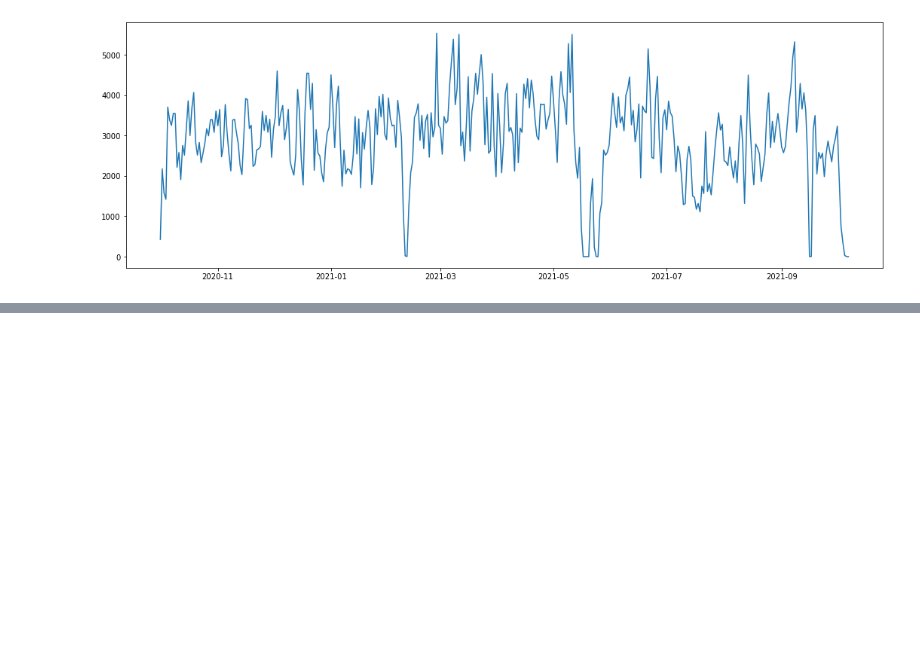
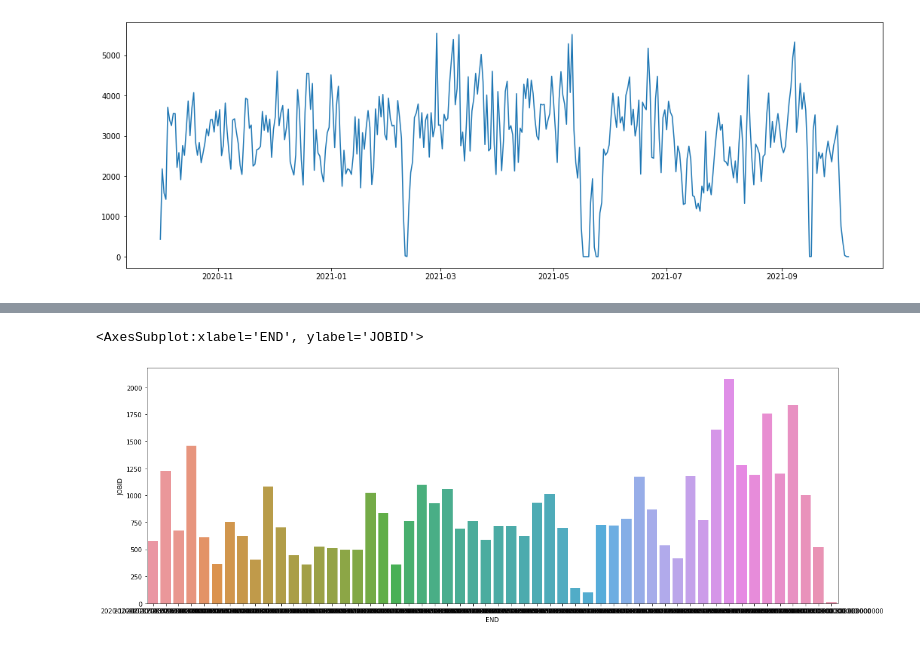
Before and after one commit to nss-data-science-cohort-5/accre-mr-goodbar, a Jupyter notebook: notebooks/fullsample_data_parse.ipynb, the cells around one changed output, grey strips where cells are left out. Drawn from its saved outputs; the diff is of its cells as text; code cells hidden in the pictures; blank space fills up the shorter version.

```diff
--- a/notebooks/fullsample_data_parse.ipynb
+++ b/notebooks/fullsample_data_parse.ipynb
@@ -27,7 +27,7 @@ jobs
 7395885 rows × 12 columns
 # %%
 jobs = jobs.drop(jobs[jobs['END'] == 'Unknown'].index)
-jobs = jobs[jobs['EXITCODE'] == '0:0']
+#jobs = jobs[jobs['EXITCODE'] == '0:0']
 jobs.head()
 # %% [output]
 |  | JOBID | STATE | BEGIN | END | REQMEM | USEDMEM | REQTIME | USEDTIME | NODES | CPUS | PARTITION | ... |
@@ -204,3 +180,7 @@ plt.plot(fs_resample.index, fs_resample[0])
 # %% [output]
 [<matplotlib.lines.Line2D at 0x...>]
 [figure]
+# %%
+jobs_by_week = jobs.groupby(pd.Grouper(key='END', freq='W'))['JOBID'].count()/168
+jobs_by_week = jobs_by_week.reset_index()
+jobs_by_week
@@ -206,0 +205,7 @@ plt.plot(fs_resample.index, fs_resample[0])
+# %%
+fig, ax = plt.subplots(figsize=(20, 7))
+
+sns.barplot(x='END', y='JOBID', data=jobs_by_week)
+# %% [output]
+<AxesSubplot:xlabel='END', ylabel='JOBID'>
+[figure, added]
```
Also changed, not shown: parts of 11 cells of this notebook, 1 other file.
